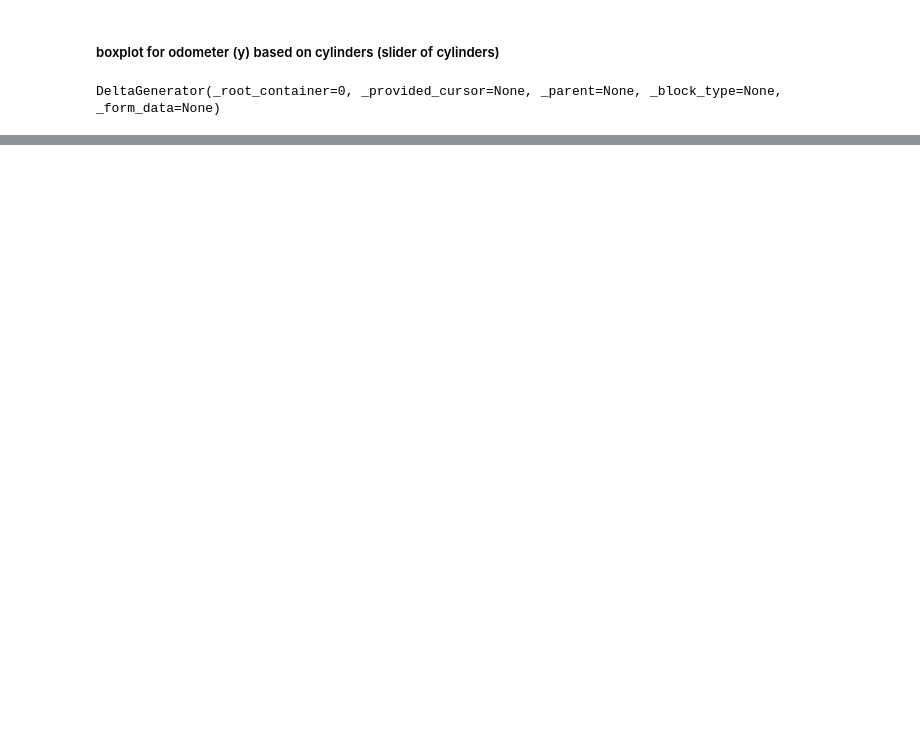
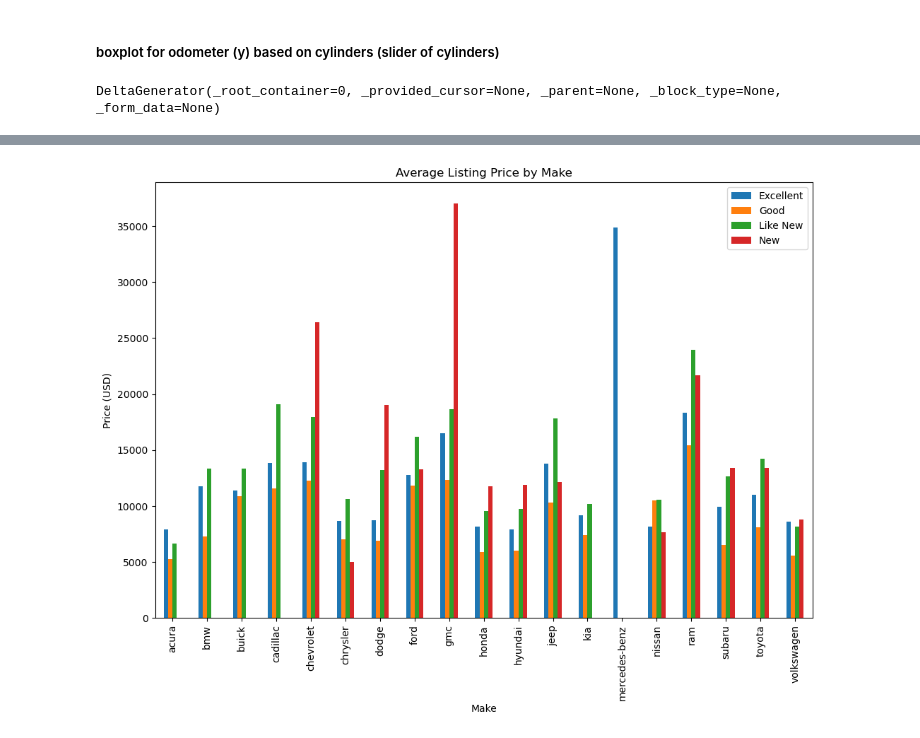
Before and after one commit to Houlem2008/Sprint-4-Project, a Jupyter notebook: EDA.ipynb, the cells around one changed output, grey strips where cells are left out. Saved outputs shown, nothing was run; the diff lists cells and outputs as text; code cells hidden in the pictures; blank space fills up the shorter version.

```diff
--- a/EDA.ipynb
+++ b/EDA.ipynb
@@ -192,0 +400,20 @@ fig3.show()
+# %%
+# Creating condensed dataframe
+df_bar2 = df.query("(@price_mean - @price_sd*3) < price < (@price_mean + @price_sd*3)")[['price', 'make', 'condition']]
+conditions = ['new', 'like new', 'excellent', 'good']
+df_bar2 = df_bar2[df_bar2['condition'].isin(conditions)]
+df_bar2 = df_bar2.pivot_table(index='make',
+                              columns='condition',
+                              values='price',
+                              aggfunc='mean'
+                              )
+# %%
+df_bar2.plot(kind='bar',
+             title='Average Listing Price by Make',
+             xlabel='Make', ylabel='Price (USD)',
+             figsize= [12,8],
+           )
+plt.legend(['Excellent', 'Good', 'Like New', 'New'])
+plt.show()
+# %% [output]
+[figure, added]
```
Also changed, not shown: parts of 60 cells of this notebook.
